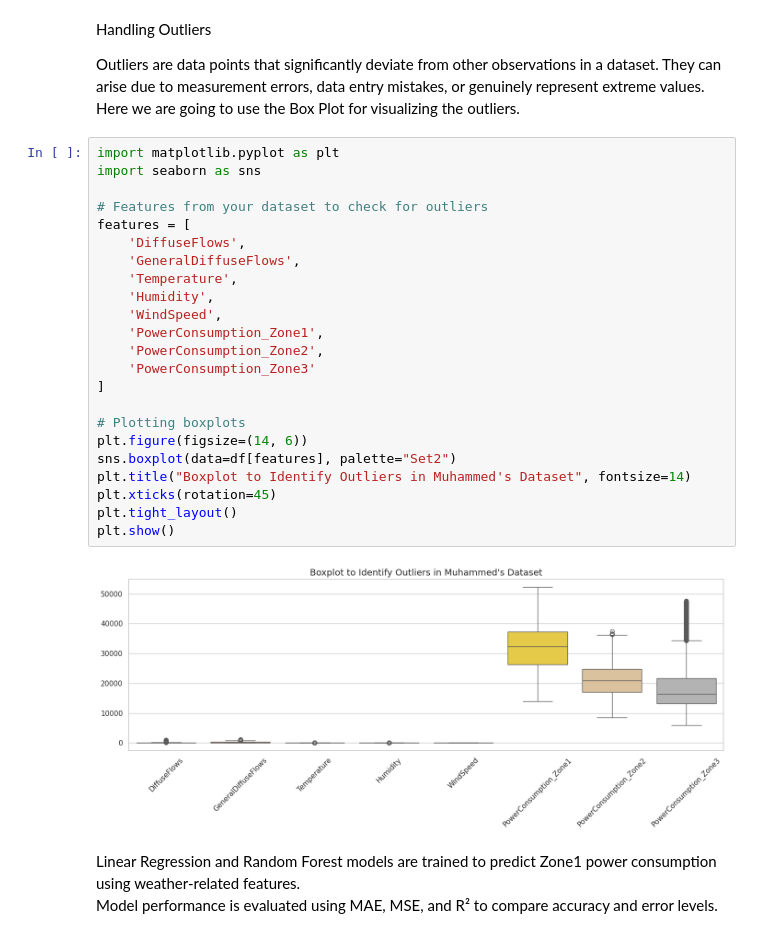
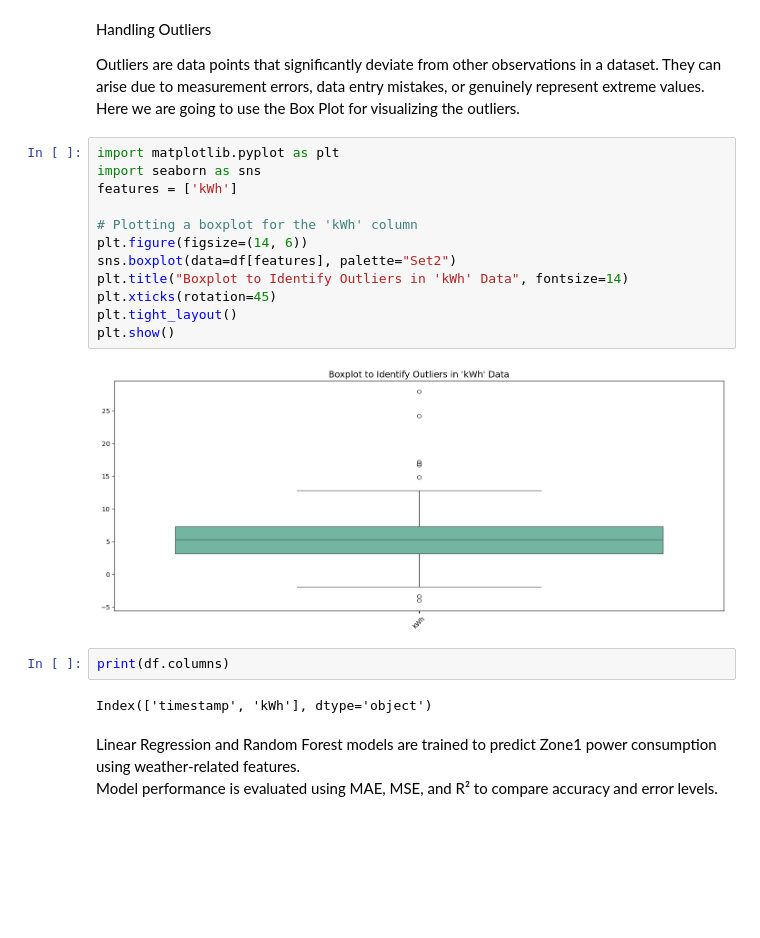
Before and after one commit to shuhaib751/Blockchain_based_Secure_Smart_Grid_Power_Consumption_Monitoring, a Jupyter notebook: ml_model/Blockchain_based_Secure_Smart_Grid_Power_Consumption_Monitoring.ipynb, the cells around one changed output. Cells and saved outputs as stored; diff of their text form; blank space fills up the shorter version.

```diff
--- a/ml_model/Blockchain_based_Secure_Smart_Grid_Power_Consumption_Monitoring.ipynb
+++ b/ml_model/Blockchain_based_Secure_Smart_Grid_Power_Consumption_Monitoring.ipynb
@@ -159,28 +155,21 @@ Outliers are data points that significantly deviate from other observations in a
 # %%
 import matplotlib.pyplot as plt
 import seaborn as sns
+features = ['kWh']
 
-# Features from your dataset to check for outliers
-features = [
-    'DiffuseFlows',
-    'GeneralDiffuseFlows',
-    'Temperature',
-    'Humidity',
-    'WindSpeed',
-    'PowerConsumption_Zone1',
-    'PowerConsumption_Zone2',
-    'PowerConsumption_Zone3'
-]
-
-# Plotting boxplots
+# Plotting a boxplot for the 'kWh' column
 plt.figure(figsize=(14, 6))
 sns.boxplot(data=df[features], palette="Set2")
-plt.title("Boxplot to Identify Outliers in Muhammed's Dataset", fontsize=14)
+plt.title("Boxplot to Identify Outliers in 'kWh' Data", fontsize=14)
 plt.xticks(rotation=45)
 plt.tight_layout()
 plt.show()
 # %% [output]
-[figure, old version]
+[figure, new version]
+# %%
+print(df.columns)
+# %% [output]
+Index(['timestamp', 'kWh'], dtype='object')
 # %% [markdown]
 
 Linear Regression and Random Forest models are trained to predict Zone1 power consumption using weather-related features.
```
Also changed, not shown: parts of 20 cells of this notebook.
